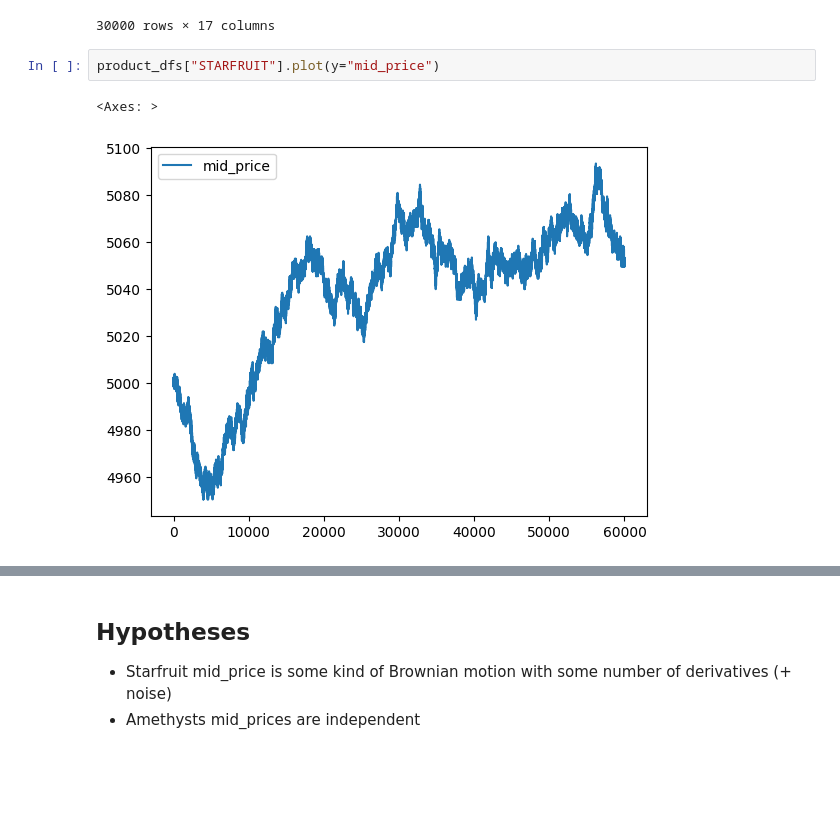
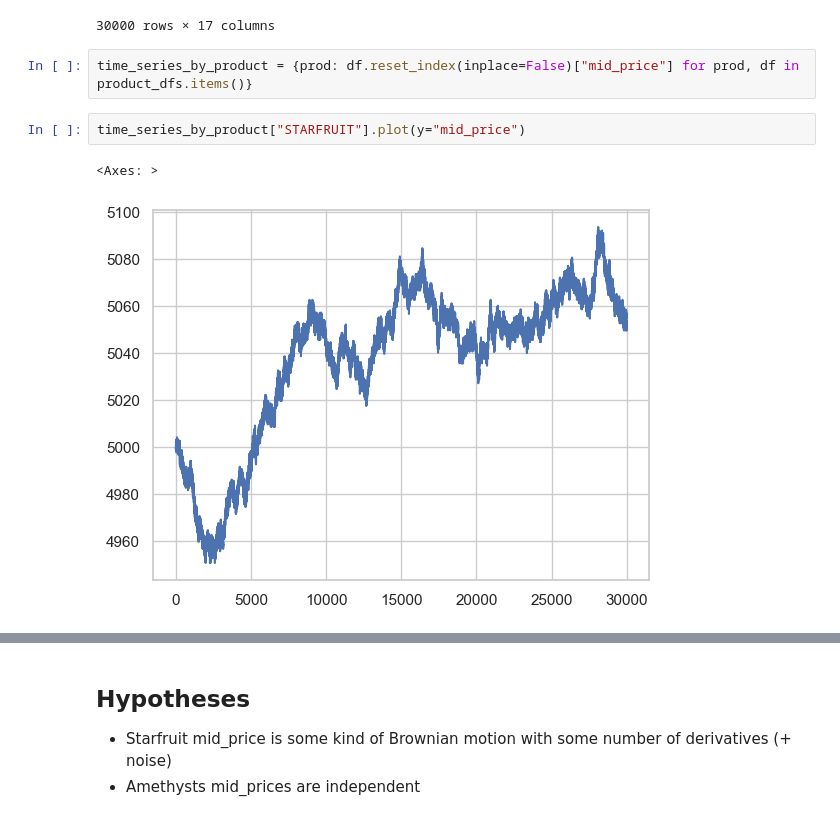
Before and after one commit to dakshox/Prosperity, a Jupyter notebook: first-round/thien-work/autocorr.ipynb, the cells around one changed output, grey strips where cells are left out. Cells and saved outputs as stored; diff of their text form; blank space fills up the shorter version.

```diff
--- a/first-round/thien-work/autocorr.ipynb
+++ b/first-round/thien-work/autocorr.ipynb
@@ -45,8 +46,10 @@ product_dfs["AMETHYSTS"]
 | 59997 | 0 | 999800 | AMETHYSTS | 9995 | 27 | NaN | NaN | NaN | ... |
 | 59999 | 0 | 999900 | AMETHYSTS | 9996 | 2 | 9995.0 | 21.0 | NaN | ... |
 30000 rows × 17 columns
+# %%
+time_series_by_product = {prod: df.reset_index(inplace=False)["mid_price"] for prod, df in product_dfs.items()}
 # %%
-product_dfs["STARFRUIT"].plot(y="mid_price")
+time_series_by_product["STARFRUIT"].plot(y="mid_price")
 # %% [output]
 <Axes: >
-[figure, old version]
+[figure, new version]
```
Also changed, not shown: parts of 18 cells of this notebook, 5 other files.
